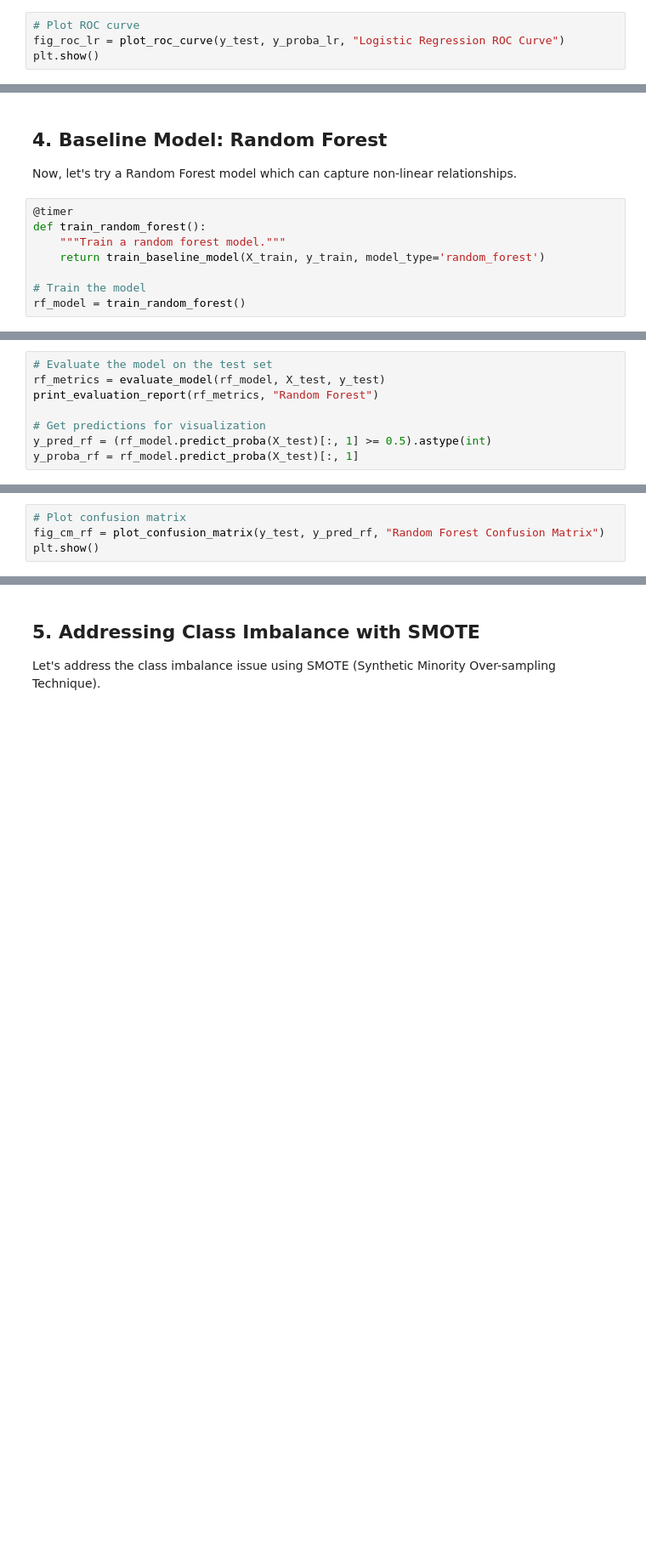
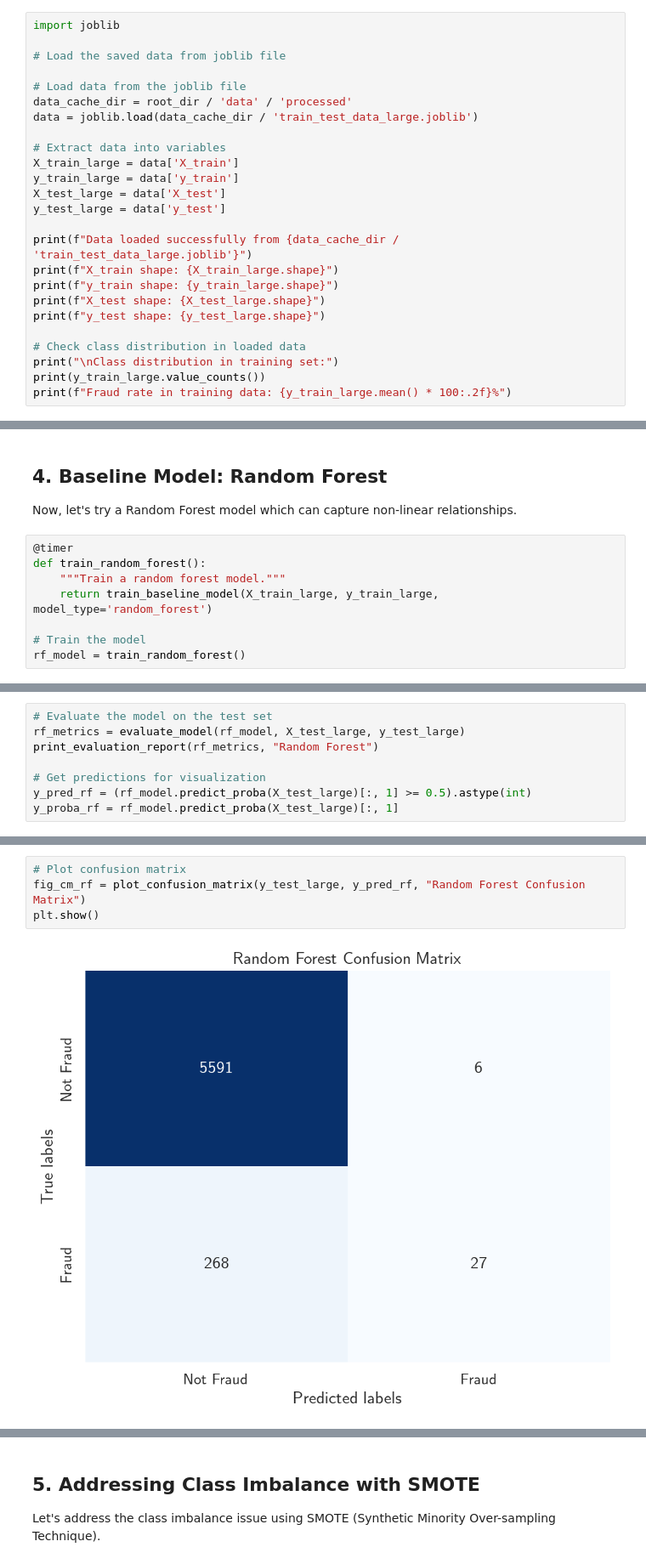
Before and after one commit to zahemen9900/ecomm-fraud-detection, a Jupyter notebook: notebooks/02_baseline_model_development.ipynb, the cells around one changed output, grey strips where cells are left out. Shown at 85% size. Drawn from its saved outputs; the diff is of its cells as text; blank space fills up the shorter version.

```diff
--- a/notebooks/02_baseline_model_development.ipynb
+++ b/notebooks/02_baseline_model_development.ipynb
@@ -219,5 +224,26 @@ plt.show()
 # %%
-# Plot ROC curve
-fig_roc_lr = plot_roc_curve(y_test, y_proba_lr, "Logistic Regression ROC Curve")
-plt.show()
+import joblib
+
+# Load the saved data from joblib file
+
+# Load data from the joblib file
+data_cache_dir = root_dir / 'data' / 'processed'
+data = joblib.load(data_cache_dir / 'train_test_data_large.joblib')
+
+# Extract data into variables
+X_train_large = data['X_train']
+y_train_large = data['y_train']
+X_test_large = data['X_test']
+y_test_large = data['y_test']
+
+print(f"Data loaded successfully from {data_cache_dir / 'train_test_data_large.joblib'}")
+print(f"X_train shape: {X_train_large.shape}")
+print(f"y_train shape: {y_train_large.shape}")
+print(f"X_test shape: {X_test_large.shape}")
+print(f"y_test shape: {y_test_large.shape}")
+
+# Check class distribution in loaded data
+print("\nClass distribution in training set:")
+print(y_train_large.value_counts())
+print(f"Fraud rate in training data: {y_train_large.mean() * 100:.2f}%")
 # %% [output]
@@ -243,7 +415,7 @@ Now, let's try a Random Forest model which can capture non-linear relationships.
 @timer
 def train_random_forest():
     """Train a random forest model."""
-    return train_baseline_model(X_train, y_train, model_type='random_forest')
+    return train_baseline_model(X_train_large, y_train_large, model_type='random_forest')
 
 # Train the model
 rf_model = train_random_forest()
@@ -250,8 +424,8 @@ rf_model = train_random_forest()
 # %%
 # Evaluate the model on the test set
-rf_metrics = evaluate_model(rf_model, X_test, y_test)
+rf_metrics = evaluate_model(rf_model, X_test_large, y_test_large)
 print_evaluation_report(rf_metrics, "Random Forest")
 
 # Get predictions for visualization
-y_pred_rf = (rf_model.predict_proba(X_test)[:, 1] >= 0.5).astype(int)
-y_proba_rf = rf_model.predict_proba(X_test)[:, 1]
+y_pred_rf = (rf_model.predict_proba(X_test_large)[:, 1] >= 0.5).astype(int)
+y_proba_rf = rf_model.predict_proba(X_test_large)[:, 1]
@@ -258,6 +441,8 @@ y_proba_rf = rf_model.predict_proba(X_test)[:, 1]
 # %%
 # Plot confusion matrix
-fig_cm_rf = plot_confusion_matrix(y_test, y_pred_rf, "Random Forest Confusion Matrix")
+fig_cm_rf = plot_confusion_matrix(y_test_large, y_pred_rf, "Random Forest Confusion Matrix")
 plt.show()
+# %% [output]
+[figure, added]
 # %%
 # Plot ROC curve
```
Also changed, not shown: parts of 39 cells of this notebook, 13 other files.
